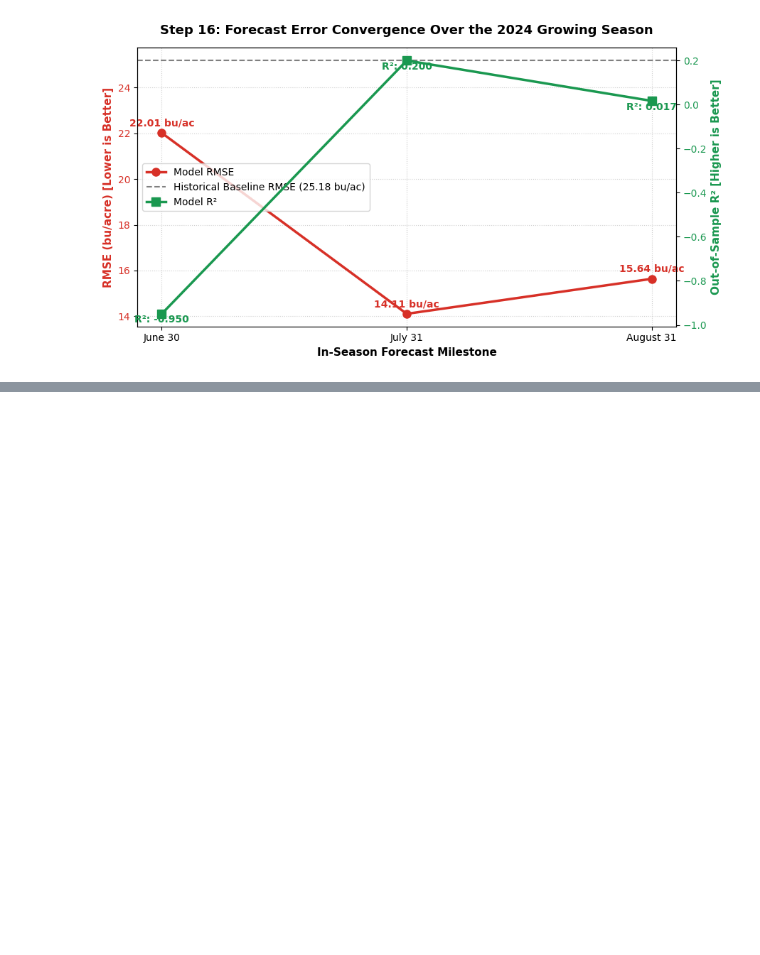
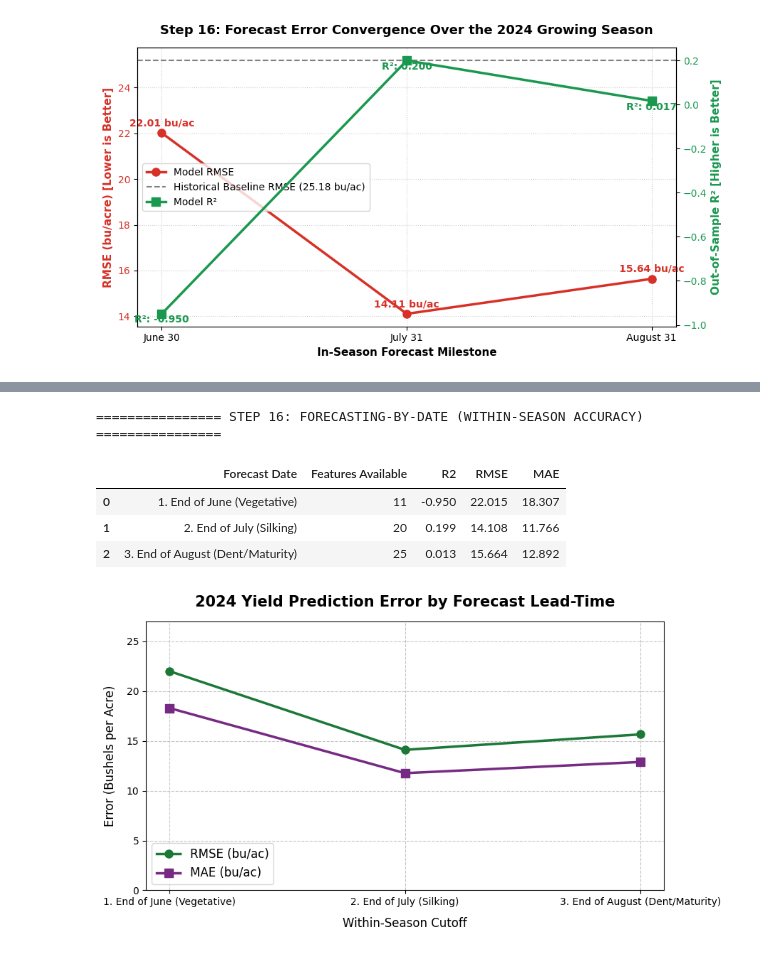
Before and after one commit to ryukf333/remote-sensing-crop-yield-ml, a Jupyter notebook: 03basline.ipynb, the cells around one changed output, grey strips where cells are left out. Drawn from its saved outputs; the diff is of its cells as text; code cells hidden in the pictures; blank space fills up the shorter version.

```diff
--- a/03basline.ipynb
+++ b/03basline.ipynb
@@ -1078,0 +1162,74 @@ Benchmark Historical County Baseline: RMSE = 25.18 bu/ac, R² = -1.551
+# %%
+
+print("================ STEP 16: FORECASTING-BY-DATE (WITHIN-SEASON ACCURACY) ================\n")
+
+# 1. Define Chronological Feature Cutoffs
+# We simulate a live data environment by restricting features based on the month
+features_jun = [c for c in features if 'May' in c or 'Jun' in c]
+features_jul = features_jun + [c for c in features if 'Jul' in c]
+features_aug = features # The full dataset up to late August
+
+windows = {
+    '1. End of June (Vegetative)': features_jun,
+    '2. End of July (Silking)': features_jul,
+    '3. End of August (Dent/Maturity)': features_aug
+}
+
+results_temporal = []
+
+# 2. Iteratively Train and Evaluate
+for window_name, feature_subset in windows.items():
+
+    # Restrict training and testing data to the current time horizon
+    X_tr = train_df[feature_subset]
+    X_te = test_df[feature_subset]
+
+    # Preprocess strictly on the current subset
+    prep = Pipeline([
+        ('imputer', SimpleImputer(strategy='median')),
+        ('scaler', StandardScaler())
+    ])
+    X_tr_scaled = prep.fit_transform(X_tr)
+    X_te_scaled = prep.transform(X_te)
+
+    # Train Ridge Regression (our best generalizing linear model from Step 11/12)
+    model = Ridge(alpha=10.0, random_state=42)
+    model.fit(X_tr_scaled, train_df['yield_anomaly'])
+
+    # Predict the anomaly and reconstruct the 2024 absolute yield
+    pred_anom = model.predict(X_te_scaled)
+    pred_abs = test_df['hist_mean_yield'] + pred_anom
+    y_true_abs = test_df['yield_bu_ac']
+
+    results_temporal.append({
+        'Forecast Date': window_name,
+        'Features Available': len(feature_subset),
+        'R2': r2_score(y_true_abs, pred_abs),
+        'RMSE': np.sqrt(mean_squared_error(y_true_abs, pred_abs)),
+        'MAE': mean_absolute_error(y_true_abs, pred_abs)
+    })
+
+# 3. Display Tabular Results
+df_temporal = pd.DataFrame(results_temporal)
+display(df_temporal.round(3))
+
+# 4. Plot Lead-Time Error Trajectory
+plt.figure(figsize=(9, 5))
+plt.plot(df_temporal['Forecast Date'], df_temporal['RMSE'], marker='o', linewidth=2.5, markersize=8, color='#1b7837', label='RMSE (bu/ac)')
+plt.plot(df_temporal['Forecast Date'], df_temporal['MAE'], marker='s', linewidth=2.5, markersize=8, color='#762a83', label='MAE (bu/ac)')
+
+plt.title("2024 Yield Prediction Error by Forecast Lead-Time", fontsize=15, fontweight='bold', pad=15)
+plt.xlabel("Within-Season Cutoff", fontsize=12, labelpad=10)
+plt.ylabel("Error (Bushels per Acre)", fontsize=12, labelpad=10)
+plt.ylim(0, max(df_temporal['RMSE']) + 5)
+plt.grid(True, linestyle='--', alpha=0.7)
+plt.legend(fontsize=12, loc='lower left')
+plt.tight_layout()
+plt.show()
+# %% [output]
+================ STEP 16: FORECASTING-BY-DATE (WITHIN-SEASON ACCURACY) ================
+|  | Forecast Date | Features Available | R2 | RMSE | MAE |
+| 0 | 1. End of June (Vegetative) | 11 | -0.950 | 22.015 | 18.307 |
+| 1 | 2. End of July (Silking) | 20 | 0.199 | 14.108 | 11.766 |
+| 2 | 3. End of August (Dent/Maturity) | 25 | 0.013 | 15.664 | 12.892 |
+[figure, added]
```
Also changed, not shown: parts of 6 cells of this notebook.
